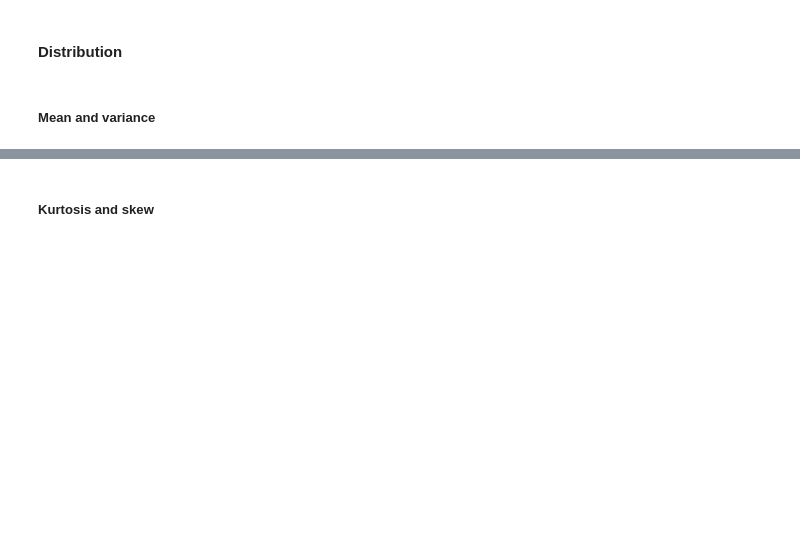
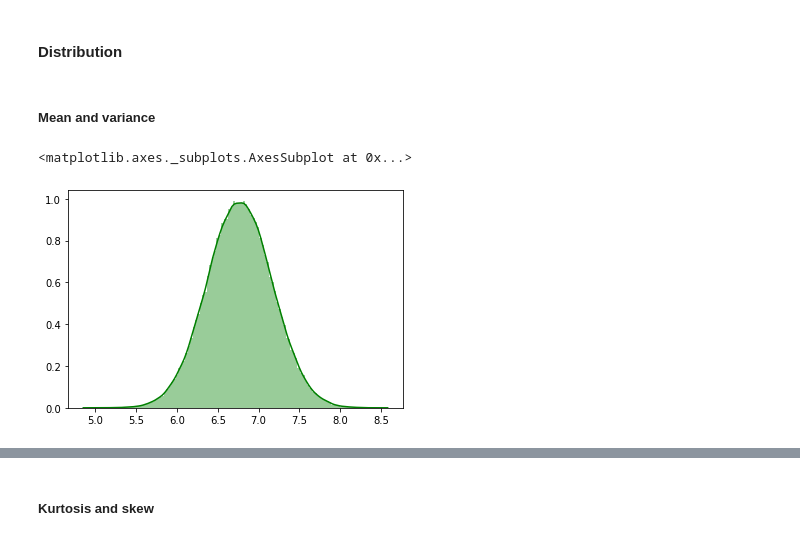
Before and after one commit to loicdiridollou/customer-data-analysis, a Jupyter notebook: santander-data-analysis.ipynb, the cells around one changed output, grey strips where cells are left out. Saved outputs shown, nothing was run; the diff lists cells and outputs as text; code cells hidden in the pictures; blank space fills up the shorter version.

```diff
--- a/santander-data-analysis.ipynb
+++ b/santander-data-analysis.ipynb
@@ -43,0 +93,2 @@ train_df = pd.DataFrame(o)
+# %%
+features = train_df.columns[2:]
@@ -53,3 +108,9 @@ train_df = pd.DataFrame(o)
 #### Distribution
 # %% [markdown]
 ##### Mean and variance
+# %%
+sns.distplot(train_df[features].mean(axis=1),color="green", kde=True,bins=120, label='train')
+#sns.distplot(test_df[features].mean(axis=1),color="blue", kde=True,bins=120, label='test')
+# %% [output]
+<matplotlib.axes._subplots.AxesSubplot at 0x...>
+[figure, added]
```
Also changed, not shown: parts of 32 cells of this notebook.
